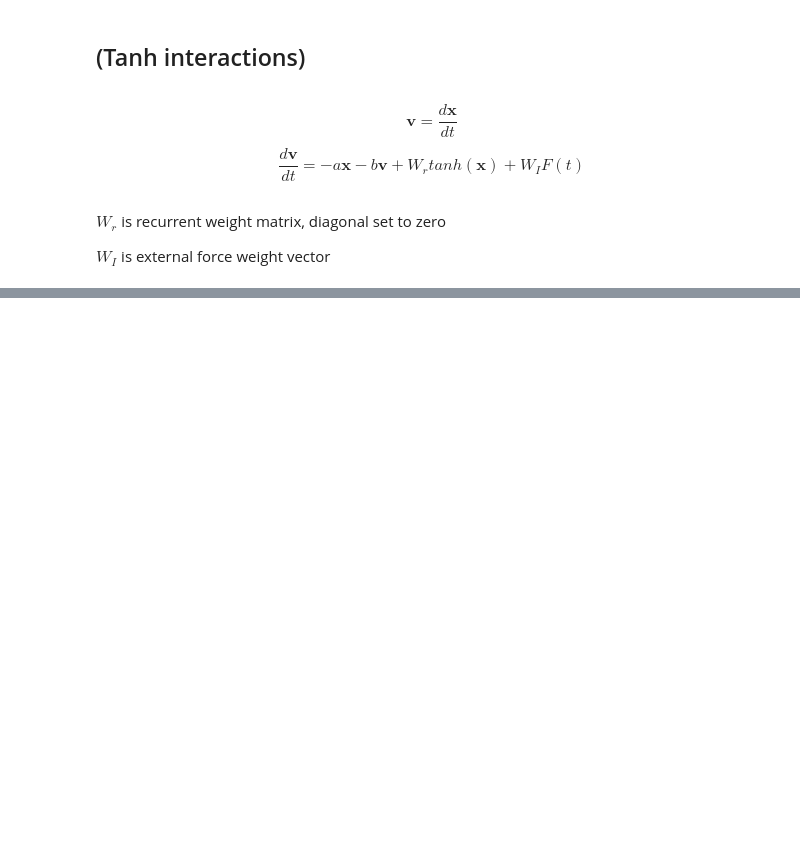
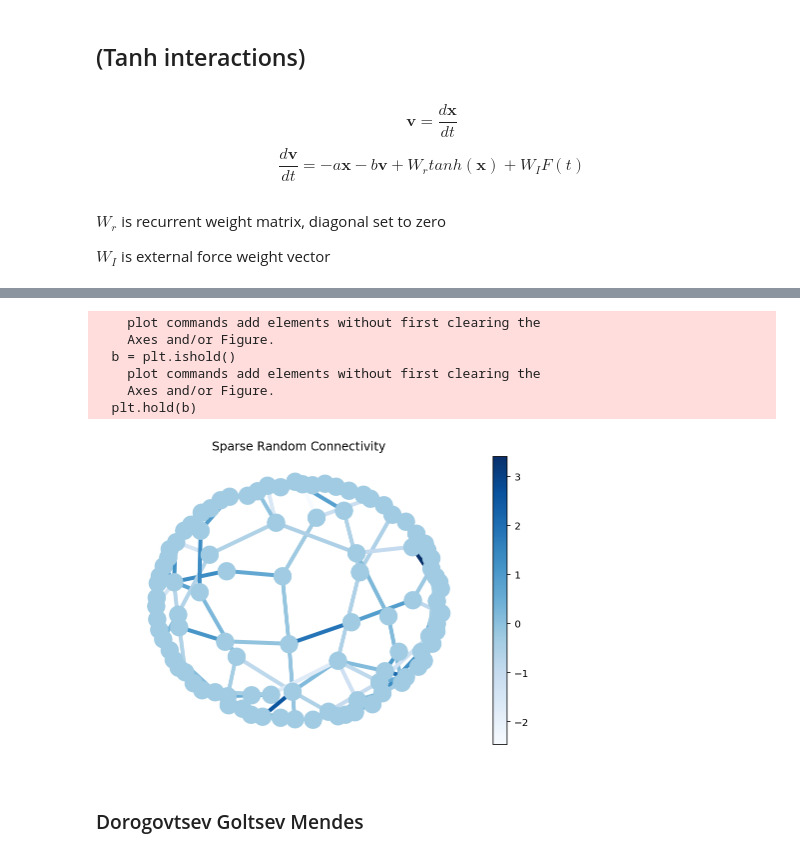
Before and after one commit to Hudsonnc/SIOC216B, a Jupyter notebook: Network.ipynb, the cells around one changed output, grey strips where cells are left out. Drawn from its saved outputs; the diff is of its cells as text; code cells hidden in the pictures; blank space fills up the shorter version.

Commit message:
First connectivity experiments

```diff
--- a/Network.ipynb
+++ b/Network.ipynb
@@ -381,0 +386,28 @@ axes[2].set_xlabel('t')
+# %%
+N = 100
+
+t0 = 0
+y0 = np.random.randn(N, 2)
+t1 = 100
+dt = .1
+
+#Weights
+Wr = scipy.sparse.random(N,N, .01, data_rvs=np.random.randn).A
+np.fill_diagonal(Wr, 0)
+
+Wi = np.random.randn(N)
+
+#Forcing
+F = lambda x: 0 #np.cos(x)
+
+r = ode(network_nonlin)
+r.set_initial_value(y0.T.reshape(2*N), t0).set_f_params(Wr, Wi, F)
+
+
+t = []
+y = []
+while r.successful() and r.t < t1:
+    r.integrate(r.t+dt)
+    t.append(r.t)
+    y.append(r.y)
+y = np.array(y)
@@ -381,0 +437,23 @@ axes[2].set_xlabel('t')
+# %%
+G=nx.from_numpy_matrix(Wr)
+pos=nx.spring_layout(G, weight=None)
+colors = [g[2]["weight"] for g in G.edges(data=True)]
+cmap=plt.cm.Blues
+vmin = min(colors)
+vmax = max(colors)
+nx.draw(G,pos,node_color='#A0CBE2',edge_color=colors,width=4,edge_cmap=cmap,with_labels=False)
+sm = plt.cm.ScalarMappable(cmap=cmap, norm=plt.Normalize(vmin=vmin, vmax=vmax))
+sm._A = []
+plt.colorbar(sm)
+plt.title("Sparse Random Connectivity")
+plt.show()
+# %% [output]
+    plot commands add elements without first clearing the
+    Axes and/or Figure.
+  b = plt.ishold()
+    plot commands add elements without first clearing the
+    Axes and/or Figure.
+  plt.hold(b)
+[figure, added]
+# %% [markdown]
+###  Dorogovtsev Goltsev Mendes
```
Also changed, not shown: parts of 12 cells of this notebook.
